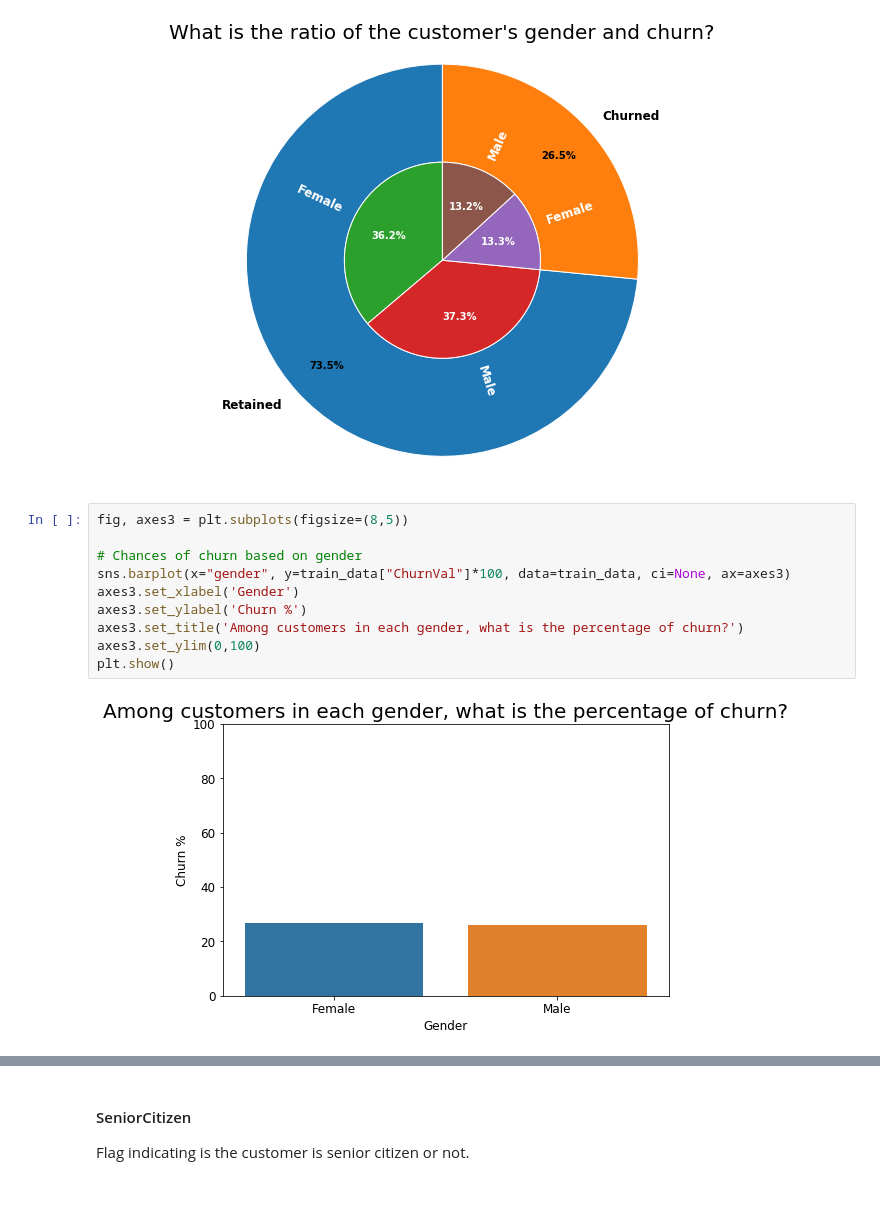
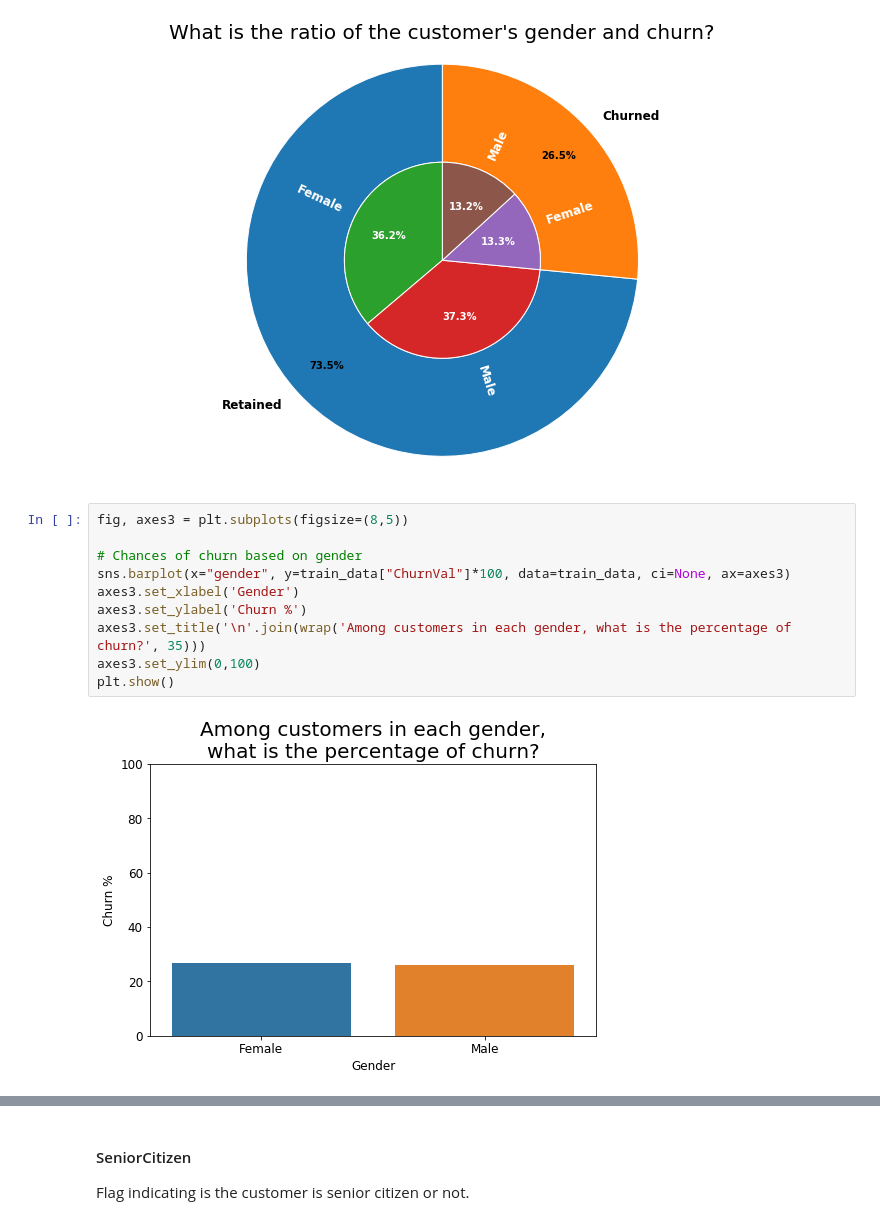
Before and after one commit to SupratimH/learning-data-science, a Jupyter notebook: project-playground/telco-customer-churn-basic-eda.ipynb, the cells around one changed output, grey strips where cells are left out. Cells and saved outputs as stored; diff of their text form; blank space fills up the shorter version.

```diff
--- a/project-playground/telco-customer-churn-basic-eda.ipynb
+++ b/project-playground/telco-customer-churn-basic-eda.ipynb
@@ -191,15 +220,15 @@ plt.show()
 # %%
 fig, axes3 = plt.subplots(figsize=(8,5))
 
 # Chances of churn based on gender
 sns.barplot(x="gender", y=train_data["ChurnVal"]*100, data=train_data, ci=None, ax=axes3)
 axes3.set_xlabel('Gender')
 axes3.set_ylabel('Churn %')
-axes3.set_title('Among customers in each gender, what is the percentage of churn?')
+axes3.set_title('\n'.join(wrap('Among customers in each gender, what is the percentage of churn?', 35)))
 axes3.set_ylim(0,100)
 plt.show()
 # %% [output]
-[figure, old version]
+[figure, new version]
 # %% [markdown]
 #### Observations:
 * The dataset has almost equal distribution of male and female customers.
```
Also changed, not shown: parts of 40 cells of this notebook.
